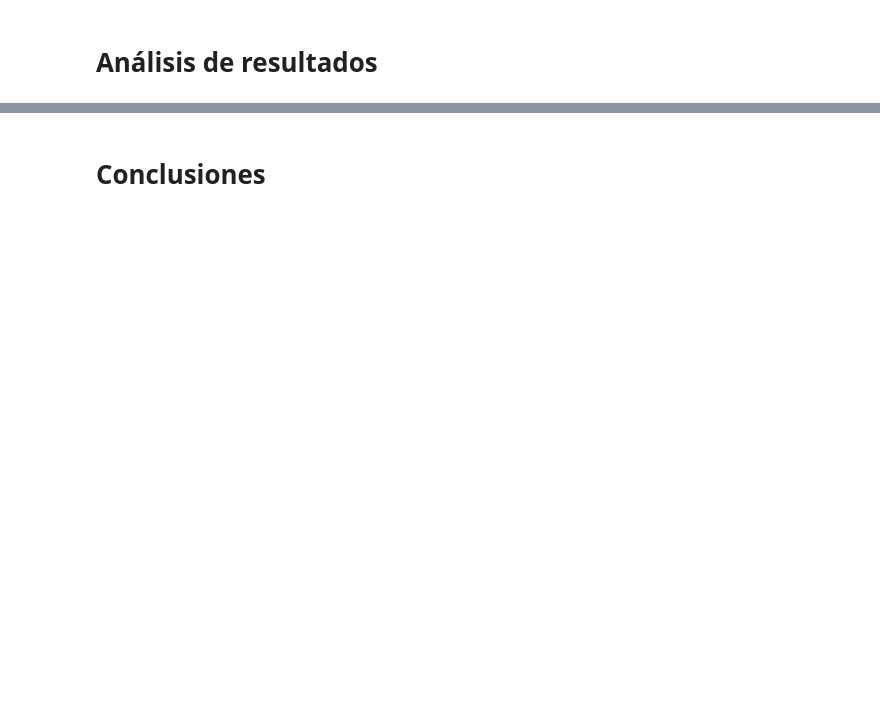
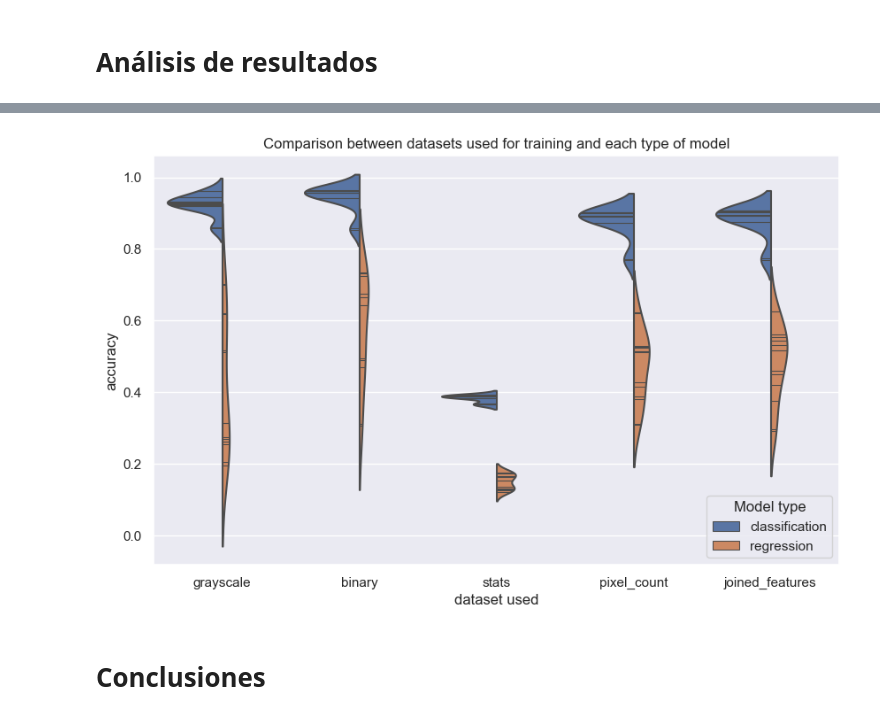
Before and after one commit to Diego-Hiriart/AI-2-Course-Project_HiPaCoSaEsGa, a Jupyter notebook: A_ABET_CourseProject_HiPaCoSaEsGa.ipynb, the cells around one changed output, grey strips where cells are left out. Drawn from its saved outputs; the diff is of its cells as text; code cells hidden in the pictures; blank space fills up the shorter version.

```diff
--- a/A_ABET_CourseProject_HiPaCoSaEsGa.ipynb
+++ b/A_ABET_CourseProject_HiPaCoSaEsGa.ipynb
@@ -482,2 +674,10 @@ results_df[[
+# %%
+datasetsComp = violinplot(data=processed_cv_results, x='dataset_type', y='mean_test_accuracy', hue='estimator_type',
+                       split=True, inner='stick')
+datasetsComp.set(xlabel='dataset used', ylabel='accuracy');
+datasetsComp.set(title='Comparison between datasets used for training and each type of model');
+datasetsComp.legend(title="Model type");
+# %% [output]
+[figure, added]
 # %% [markdown]
 # Conclusiones
```
Also changed, not shown: parts of 62 cells of this notebook, 1 other file.
